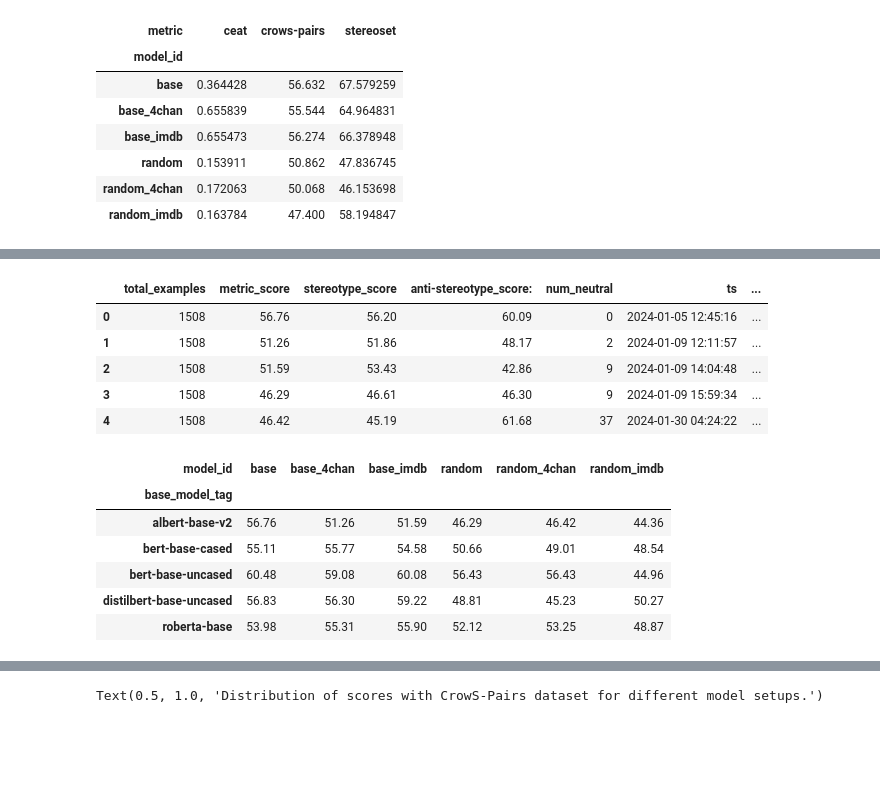
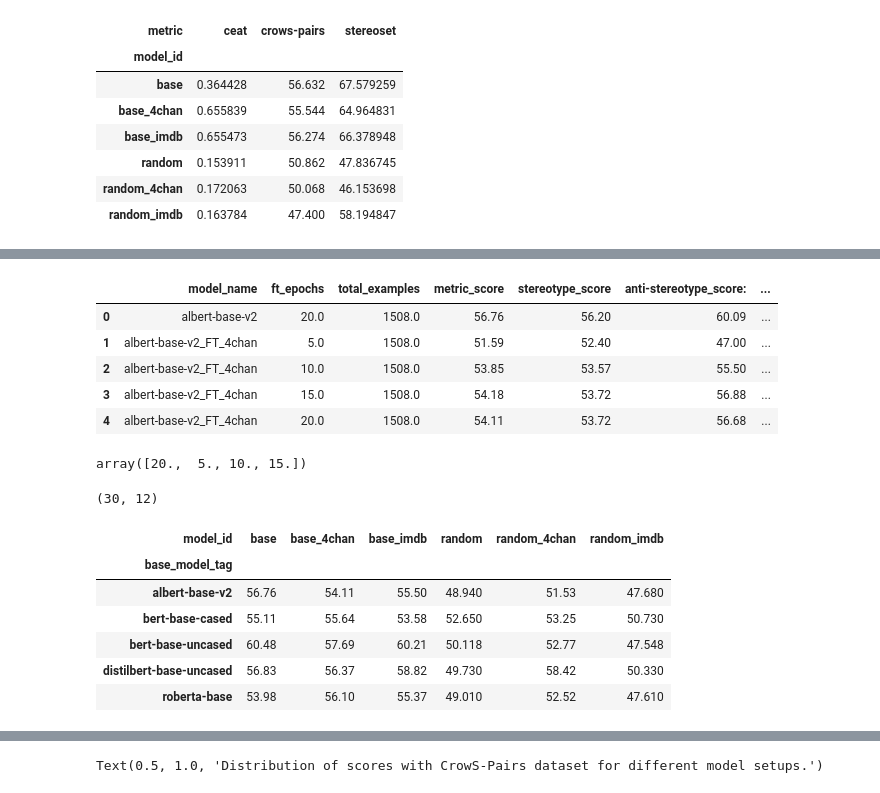
Before and after one commit to WizIshan/TUM_Thesis, a Jupyter notebook: src/viz.ipynb, the cells around one changed output, grey strips where cells are left out. Saved outputs shown, nothing was run; the diff lists cells and outputs as text; code cells hidden in the pictures; blank space fills up the shorter version.

```diff
--- a/src/viz.ipynb
+++ b/src/viz.ipynb
@@ -120,0 +128,2 @@ cons[['metric','score','model_id']].pivot(index='model_id',columns='metric',valu
+# %%
+cp['ft_epochs'] = cp['ft_epochs'].fillna(20)
@@ -121,28 +146,41 @@ cons[['metric','score','model_id']].pivot(index='model_id',columns='metric',valu
+# %%
+cp = cp.sort_values(['model_name','ft_epochs']).reset_index(drop=True)
+cp = cp.drop(['ts','model_dir','metric'],axis=1)
+cp = cp.groupby(['model_name','ft_epochs']).mean().reset_index()
 # %%
-cp = scores['crows-pairs']
+# cp = scores['crows-pairs']
 ## Dropping all duplicated rows
-cp = cp.drop_duplicates(subset=['model_name','metric'],keep='last').sort_values('model_name').reset_index(drop = True)
+# cp = cp.drop_duplicates(subset=['model_name','metric'],keep='last').sort_values('model_name').reset_index(drop = True)
 cp['base_model_tag'] = cp['model_name'].apply(lambda x : x.split('_')[0])
 cp['is_random'],cp['model_mode'],cp['ft_ds'],cp['model_id'] = zip(*cp['model_name'].map(separate_model_mode))
 cp.head()
 # %% [output]
-|  | total_examples | metric_score | stereotype_score | anti-stereotype_score: | num_neutral | ts | ... |
-| 0 | 1508 | 56.76 | 56.20 | 60.09 | 0 | 2024-01-05 12:45:16 | ... |
-| 1 | 1508 | 51.26 | 51.86 | 48.17 | 2 | 2024-01-09 12:11:57 | ... |
-| 2 | 1508 | 51.59 | 53.43 | 42.86 | 9 | 2024-01-09 14:04:48 | ... |
-| 3 | 1508 | 46.29 | 46.61 | 46.30 | 9 | 2024-01-09 15:59:34 | ... |
-| 4 | 1508 | 46.42 | 45.19 | 61.68 | 37 | 2024-01-30 04:24:22 | ... |
+|  | model_name | ft_epochs | total_examples | metric_score | stereotype_score | anti-stereotype_score: | ... |
+| 0 | albert-base-v2 | 20.0 | 1508.0 | 56.76 | 56.20 | 60.09 | ... |
+| 1 | albert-base-v2_FT_4chan | 5.0 | 1508.0 | 51.59 | 52.40 | 47.00 | ... |
+| 2 | albert-base-v2_FT_4chan | 10.0 | 1508.0 | 53.85 | 53.57 | 55.50 | ... |
+| 3 | albert-base-v2_FT_4chan | 15.0 | 1508.0 | 54.18 | 53.72 | 56.88 | ... |
+| 4 | albert-base-v2_FT_4chan | 20.0 | 1508.0 | 54.11 | 53.72 | 56.68 | ... |
+# %%
+cp['ft_epochs'].unique()
+# %% [output]
+array([20.,  5., 10., 15.])
+# %%
+## Using only the final finetuned models
+cp.loc[(cp['ft_epochs']==20)].shape
+# %% [output]
+(30, 12)
 # %%
 # cp[['metric_score','base_model_tag','model_id']].pivot(index='base_model_tag',columns='model_id',values='metric_score').to_excel('../data/results/presentation/cp_metric.xlsx')
-cp[['metric_score','base_model_tag','model_id']].pivot(index='base_model_tag',columns='model_id',values='metric_score')
+cp.loc[(cp['ft_epochs']==20)][['metric_score','base_model_tag','model_id']].pivot(index='base_model_tag',columns='model_id',values='metric_score')
 # %% [output]
 | model_id | base | base_4chan | base_imdb | random | random_4chan | random_imdb |
 | base_model_tag |  |  |  |  |  |  |
-| albert-base-v2 | 56.76 | 51.26 | 51.59 | 46.29 | 46.42 | 44.36 |
-| bert-base-cased | 55.11 | 55.77 | 54.58 | 50.66 | 49.01 | 48.54 |
-| bert-base-uncased | 60.48 | 59.08 | 60.08 | 56.43 | 56.43 | 44.96 |
-| distilbert-base-uncased | 56.83 | 56.30 | 59.22 | 48.81 | 45.23 | 50.27 |
-| roberta-base | 53.98 | 55.31 | 55.90 | 52.12 | 53.25 | 48.87 |
+| albert-base-v2 | 56.76 | 54.11 | 55.50 | 48.940 | 51.53 | 47.680 |
+| bert-base-cased | 55.11 | 55.64 | 53.58 | 52.650 | 53.25 | 50.730 |
+| bert-base-uncased | 60.48 | 57.69 | 60.21 | 50.118 | 52.77 | 47.548 |
+| distilbert-base-uncased | 56.83 | 56.37 | 58.82 | 49.730 | 58.42 | 50.330 |
+| roberta-base | 53.98 | 56.10 | 55.37 | 49.010 | 52.52 | 47.610 |
 # %%
 cp_long = pd.melt(cp,value_vars=['metric_score','stereotype_score','anti-stereotype_score:'],id_vars=['model_name','base_model_tag','model_id'],
                   var_name = 'Score Type')
```
Also changed, not shown: parts of 6 cells of this notebook.
